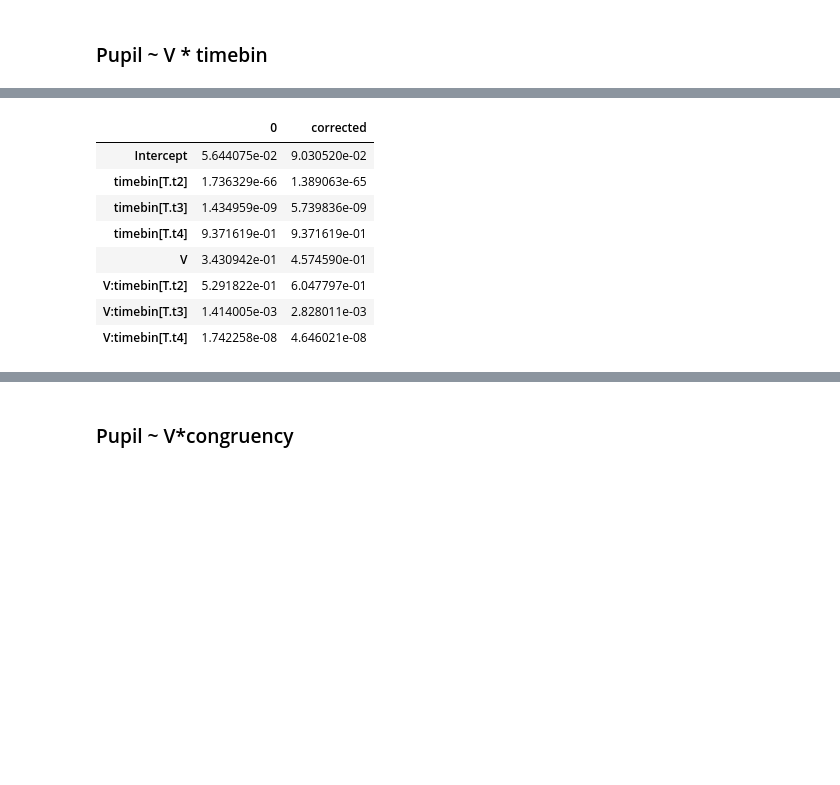
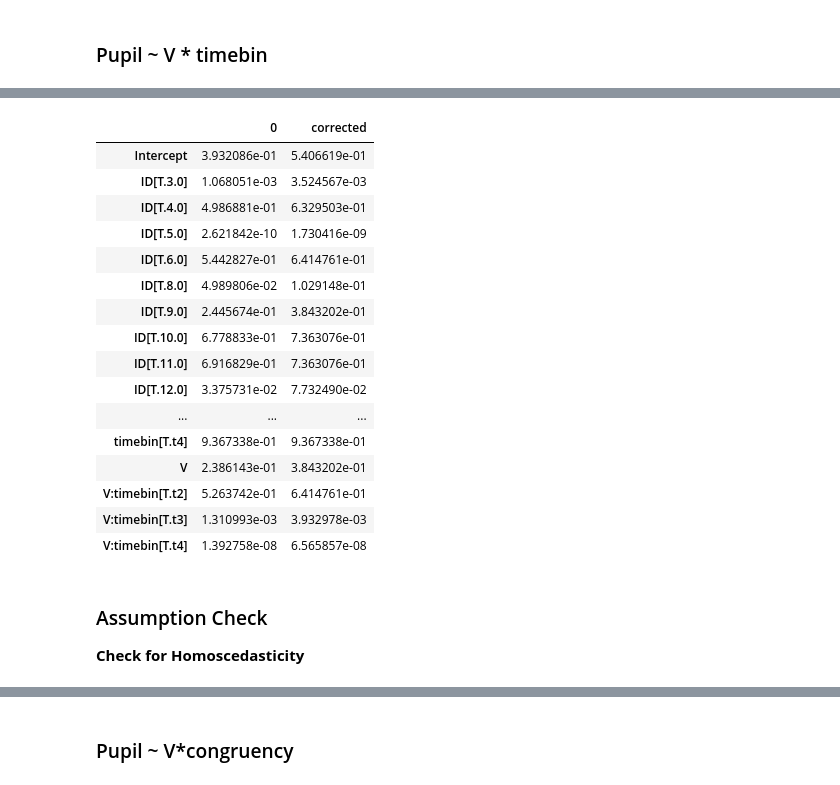
Before and after one commit to dhewitt16/PainAnticipationVRStudy, a Jupyter notebook: Modelling/code/Regression_Pupil.ipynb, the cells around one changed output, grey strips where cells are left out. Cells and saved outputs as stored; diff of their text form; code cells hidden in the pictures; blank space fills up the shorter version.

```diff
--- a/Modelling/code/Regression_Pupil.ipynb
+++ b/Modelling/code/Regression_Pupil.ipynb
@@ -370,6 +366,7 @@ all_data = pd.read_csv(os.path.join(data_dir, 'pupil_v_values.csv'))
 # %%
 # Reshape the 'all_data' DataFrame from wide to long format, using 'ID', 'V', and 'congruency' as identifier variables.
 dat = pd.melt(all_data, id_vars = ['ID','V', 'congruency'], var_name = 'timebin', value_name = 'pupil')
+dat['ID'] = dat['ID'].astype('object')
 dat
 # %% [output]
 |  | ID | V | congruency | timebin | pupil |
@@ -389,7 +401,7 @@ dat
 ### Pupil ~ V * timebin
 # %%
 # Performing an ordinary least squares (OLS) regression analysis, modeling 'pupil' as a function of 'V' and 'timebin',including their interaction
-res = smf.ols('pupil ~ V*timebin', data = dat).fit()
+res = smf.ols('pupil ~ ID +  V*timebin', data = dat).fit()
 res.summary()
 # %% [output]
 OLS Regression Results
@@ -420,24 +439,36 @@ Notes:
 # %%
 # Extract the p-values from the OLS regression result.
 p_values = res.pvalues
 
 # Perform multiple hypothesis testing correction on the p-values using the Benjamini-Hochberg method (FDR correction), with a significance level (alpha) of 0.05.
 _, pvals_corrected, _, _ = statsmodels.stats.multitest.multipletests(p_values, alpha=0.05, method='fdr_bh')
 
 # Convert the original and corrected p-values to a DataFrame for better visualization.
 dat_p = p_values.to_frame()
 dat_p.insert(1, "corrected", pvals_corrected)
 
 # Save the DataFrame to an Excel file.
-dat_p.to_excel("output_pupil_V-timebin.xlsx")
+dat_p.to_excel("output_pupil_ID-V-timebin.xlsx")
 dat_p
 # %% [output]
 |  | 0 | corrected |
-| Intercept | 5.644075e-02 | 9.030520e-02 |
-| timebin[T.t2] | 1.736329e-66 | 1.389063e-65 |
-| timebin[T.t3] | 1.434959e-09 | 5.739836e-09 |
-| timebin[T.t4] | 9.371619e-01 | 9.371619e-01 |
-| V | 3.430942e-01 | 4.574590e-01 |
-| V:timebin[T.t2] | 5.291822e-01 | 6.047797e-01 |
-| V:timebin[T.t3] | 1.414005e-03 | 2.828011e-03 |
-| V:timebin[T.t4] | 1.742258e-08 | 4.646021e-08 |
+| Intercept | 3.932086e-01 | 5.406619e-01 |
+| ID[T.3.0] | 1.068051e-03 | 3.524567e-03 |
+| ID[T.4.0] | 4.986881e-01 | 6.329503e-01 |
+| ID[T.5.0] | 2.621842e-10 | 1.730416e-09 |
+| ID[T.6.0] | 5.442827e-01 | 6.414761e-01 |
+| ID[T.8.0] | 4.989806e-02 | 1.029148e-01 |
+| ID[T.9.0] | 2.445674e-01 | 3.843202e-01 |
+| ID[T.10.0] | 6.778833e-01 | 7.363076e-01 |
+| ID[T.11.0] | 6.916829e-01 | 7.363076e-01 |
+| ID[T.12.0] | 3.375731e-02 | 7.732490e-02 |
+| ... | ... | ... |
+| timebin[T.t4] | 9.367338e-01 | 9.367338e-01 |
+| V | 2.386143e-01 | 3.843202e-01 |
+| V:timebin[T.t2] | 5.263742e-01 | 6.414761e-01 |
+| V:timebin[T.t3] | 1.310993e-03 | 3.932978e-03 |
+| V:timebin[T.t4] | 1.392758e-08 | 6.565857e-08 |
+# %% [markdown]
+### Assumption Check
+
+**Check for Homoscedasticity**
```
Also changed, not shown: parts of 23 cells of this notebook, 15 other files.
